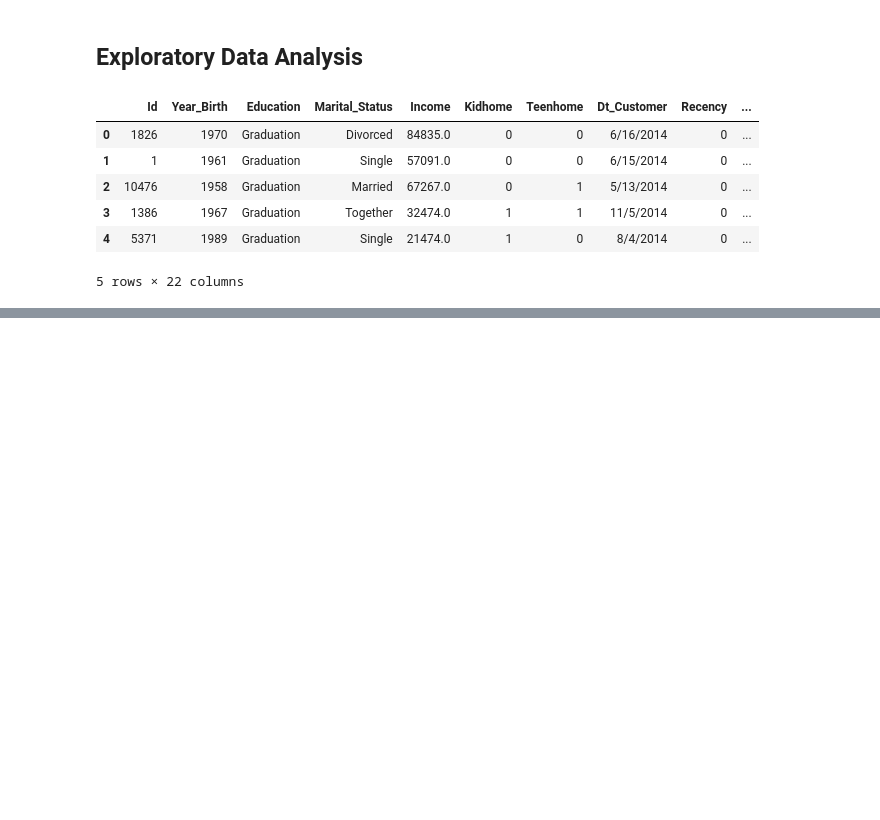
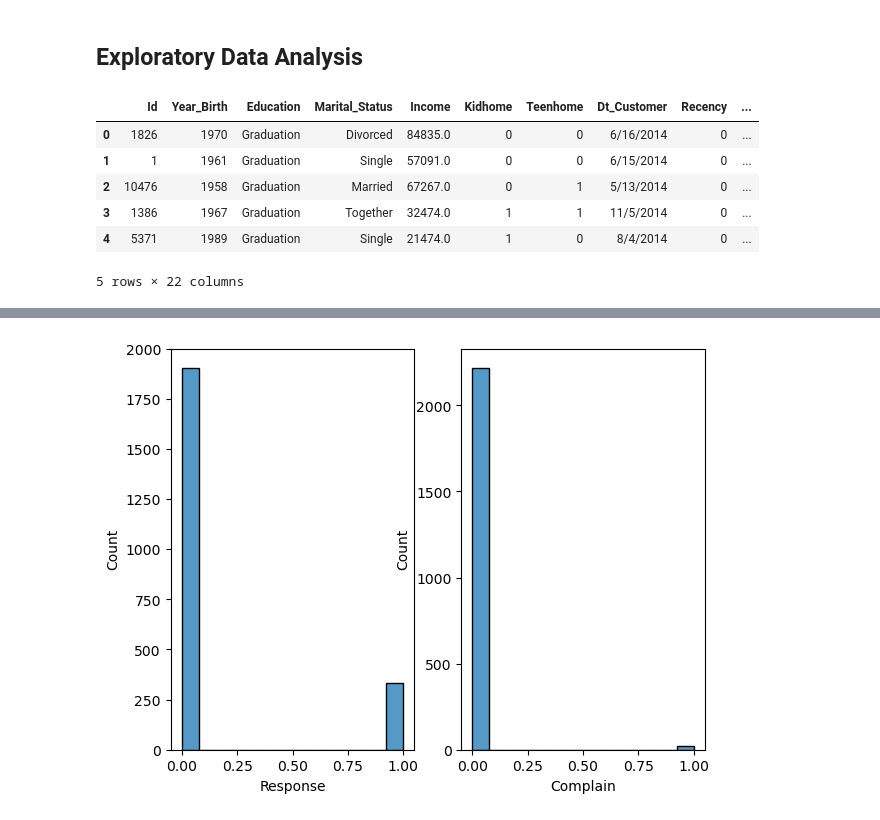
Before and after one commit to Marcos-Verdi/DA_Cls_marketingCampaign, a Jupyter notebook: market_campaign_analysis.ipynb, the cells around one changed output, grey strips where cells are left out. Drawn from its saved outputs; the diff is of its cells as text; code cells hidden in the pictures; blank space fills up the shorter version.

```diff
--- a/market_campaign_analysis.ipynb
+++ b/market_campaign_analysis.ipynb
@@ -153,0 +191,9 @@ df[df['Education'] == 'Graduation']['Income'].mean()
+# %%
+dummy_cols = ['Response','Complain']
+# %%
+for index,col in enumerate(dummy_cols):
+    plt.subplot(1,2,index+1)
+    plt.tight_layout()
+    sns.histplot(df1[col])
+# %% [output]
+[figure, added]
```
Also changed, not shown: parts of 20 cells of this notebook.
